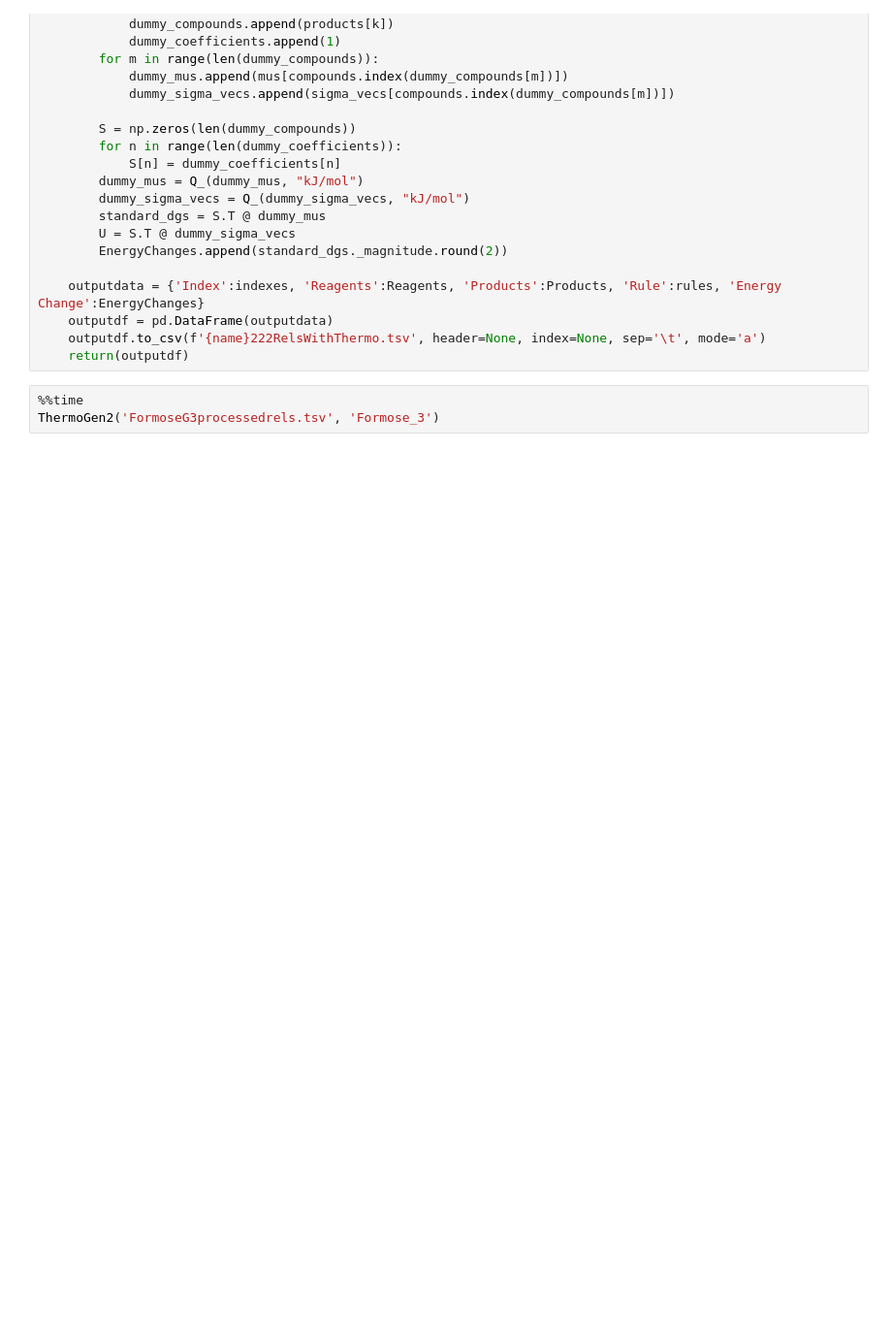
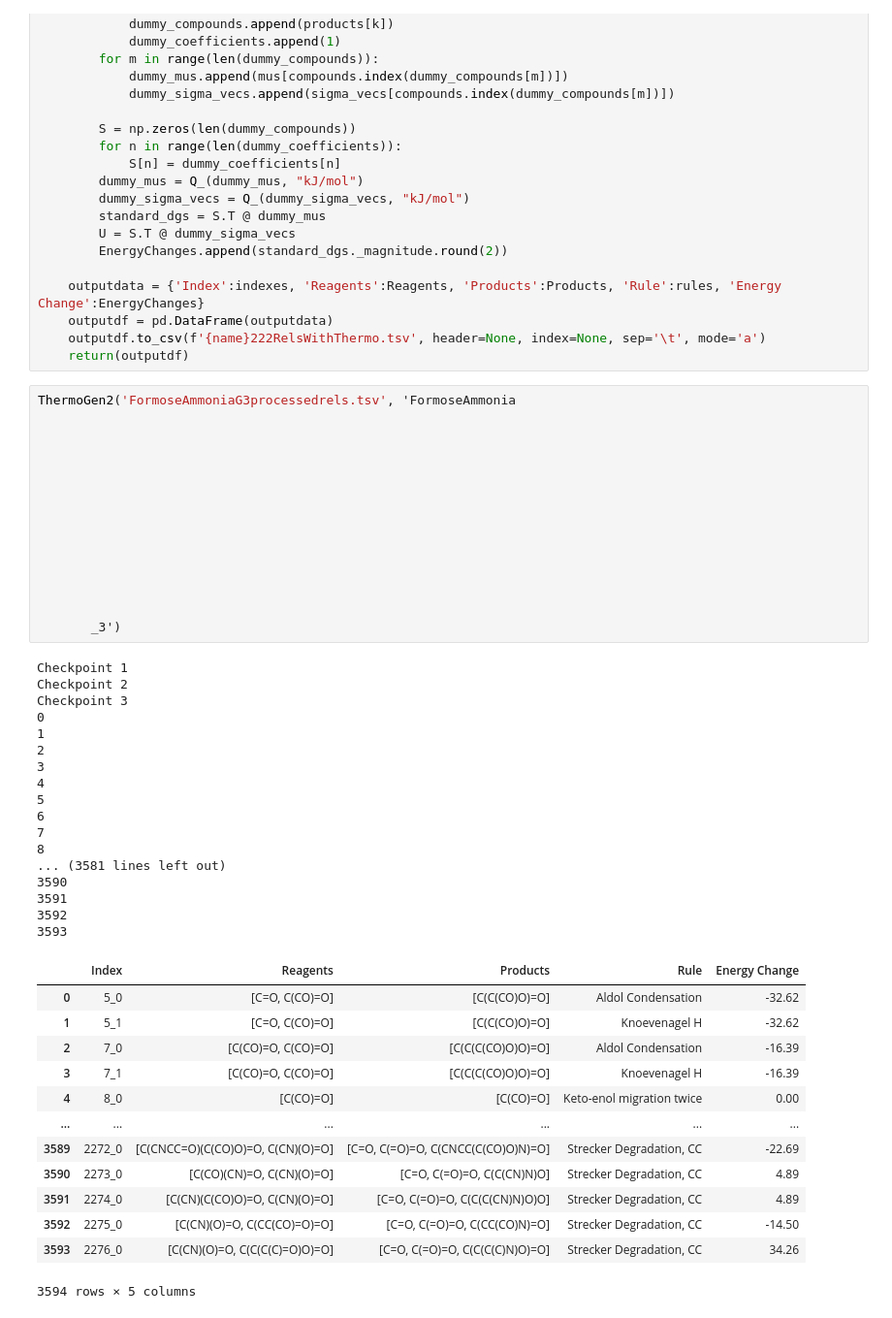
Before and after one commit to d9vansh/PathwayAnalysis-G4, a Jupyter notebook: Genthermo2.ipynb, the cells around one changed output. Shown: that part at 97% size. Cells and saved outputs as stored; diff of their text form; blank space fills up the shorter version.

```diff
--- a/Genthermo2.ipynb
+++ b/Genthermo2.ipynb
@@ -126,5 +141,48 @@ def ThermoGen2(filepath, name):
     outputdf.to_csv(f'{name}222RelsWithThermo.tsv', header=None, index=None, sep='\t', mode='a')
     return(outputdf)
 # %%
-%%time
-ThermoGen2('FormoseG3processedrels.tsv', 'Formose_3')
+ThermoGen2('FormoseAmmoniaG3processedrels.tsv', 'FormoseAmmonia
+
+
+
+
+
+
+
+
+
+
+
+
+       _3')
+# %% [output]
+Checkpoint 1
+Checkpoint 2
+Checkpoint 3
+0
+1
+2
+3
+4
+5
+6
+7
+8
+... (3581 lines left out)
+3590
+3591
+3592
+3593
+|  | Index | Reagents | Products | Rule | Energy Change |
+| 0 | 5_0 | [C=O, C(CO)=O] | [C(C(CO)O)=O] | Aldol Condensation | -32.62 |
+| 1 | 5_1 | [C=O, C(CO)=O] | [C(C(CO)O)=O] | Knoevenagel H | -32.62 |
+| 2 | 7_0 | [C(CO)=O, C(CO)=O] | [C(C(C(CO)O)O)=O] | Aldol Condensation | -16.39 |
+| 3 | 7_1 | [C(CO)=O, C(CO)=O] | [C(C(C(CO)O)O)=O] | Knoevenagel H | -16.39 |
+| 4 | 8_0 | [C(CO)=O] | [C(CO)=O] | Keto-enol migration twice | 0.00 |
+| ... | ... | ... | ... | ... | ... |
+| 3589 | 2272_0 | [C(CNCC=O)(C(CO)O)=O, C(CN)(O)=O] | [C=O, C(=O)=O, C(CNCC(C(CO)O)N)=O] | Strecker Degradation, CC | -22.69 |
+| 3590 | 2273_0 | [C(CO)(CN)=O, C(CN)(O)=O] | [C=O, C(=O)=O, C(C(CN)N)O] | Strecker Degradation, CC | 4.89 |
+| 3591 | 2274_0 | [C(CN)(C(CO)O)=O, C(CN)(O)=O] | [C=O, C(=O)=O, C(C(C(CN)N)O)O] | Strecker Degradation, CC | 4.89 |
+| 3592 | 2275_0 | [C(CN)(O)=O, C(CC(CO)=O)=O] | [C=O, C(=O)=O, C(CC(CO)N)=O] | Strecker Degradation, CC | -14.50 |
+| 3593 | 2276_0 | [C(CN)(O)=O, C(C(C(C)=O)O)=O] | [C=O, C(=O)=O, C(C(C(C)N)O)=O] | Strecker Degradation, CC | 34.26 |
+3594 rows × 5 columns
```
Also changed, not shown: parts of 2 cells of this notebook, 2 other files.
